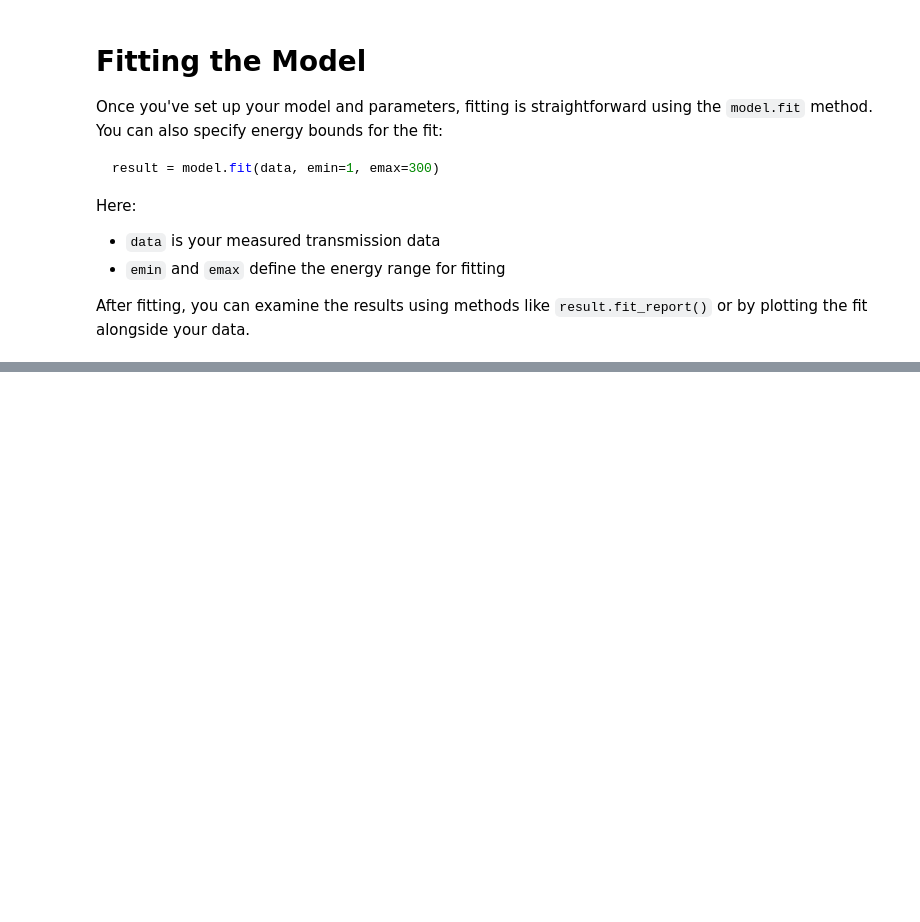
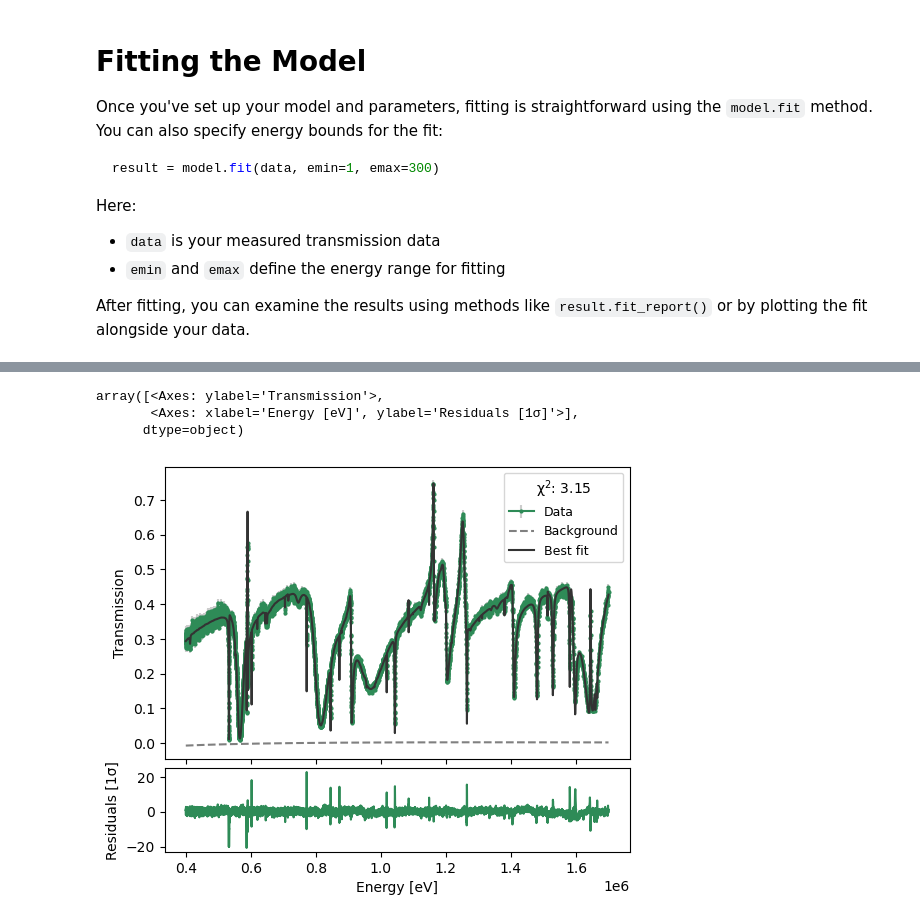
Before and after one commit to TsvikiHirsh/nres, a Jupyter notebook: notebooks/nres_demo.ipynb, the cells around one changed output, grey strips where cells are left out. Cells and saved outputs as stored; diff of their text form; code cells hidden in the pictures; blank space fills up the shorter version.

Commit message:
add rietveld option to fit

```diff
--- a/notebooks/nres_demo.ipynb
+++ b/notebooks/nres_demo.ipynb
@@ -687,0 +673,12 @@ Correlations (unreported values are < 0.100)
+# %%
+stages = {"basic":["norm","emin=1e6"],
+          "background":["background","basic"],
+          "weights":["weights"]}
+result = model_with_weights.fit(data,method="rietveld",param_groups=stages,emin=0.4e6,emax=1.7e6)
+# %%
+result.plot()
+# %% [output]
+array([<Axes: ylabel='Transmission'>,
+       <Axes: xlabel='Energy [eV]', ylabel='Residuals [1σ]'>],
+      dtype=object)
+[figure, added]
```
Also changed, not shown: parts of 14 cells of this notebook, 1 other file.
